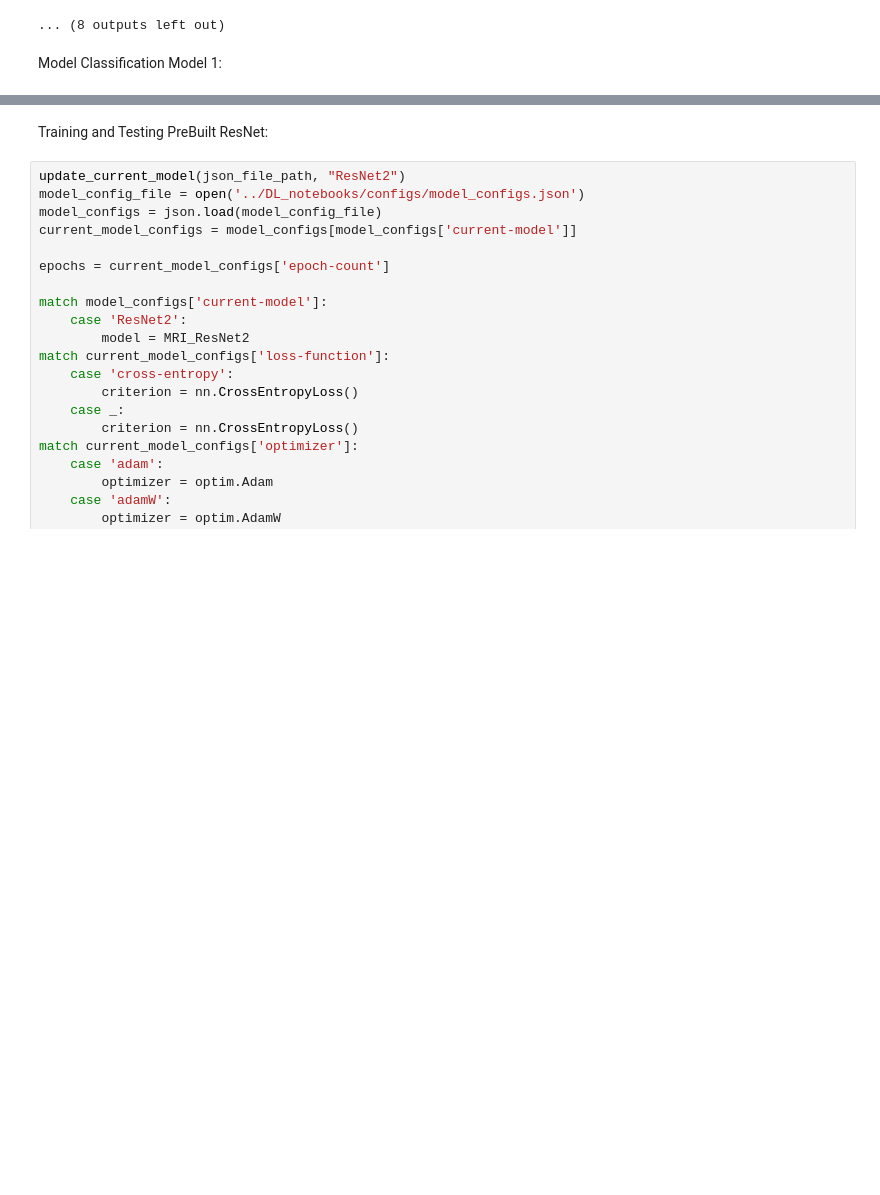
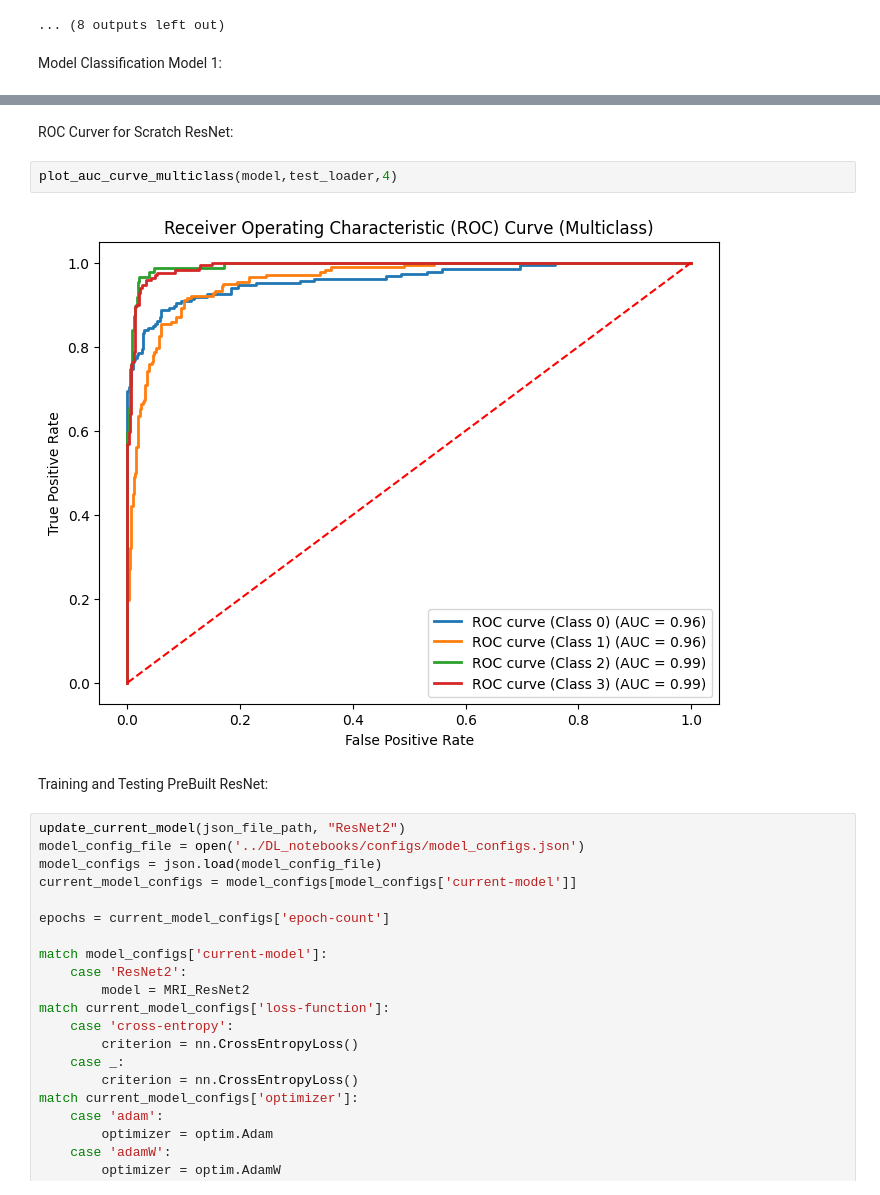
Before and after one commit to Obrin24/DeepLearning_Final_Project, a Jupyter notebook: ML_notebooks/ResNet.ipynb, the cells around one changed output, grey strips where cells are left out. Saved outputs shown, nothing was run; the diff lists cells and outputs as text; blank space fills up the shorter version.

```diff
--- a/ML_notebooks/ResNet.ipynb
+++ b/ML_notebooks/ResNet.ipynb
@@ -177,3 +168,9 @@ weighted avg       0.86      0.86      0.86       620
+# %% [markdown]
+ROC Curver for Scratch ResNet:
+# %%
+plot_auc_curve_multiclass(model,test_loader,4)
+# %% [output]
+[figure, added]
 # %% [markdown]
 Training and Testing PreBuilt ResNet:
 # %%
```
Also changed, not shown: parts of 8 cells of this notebook, 1 other file.
